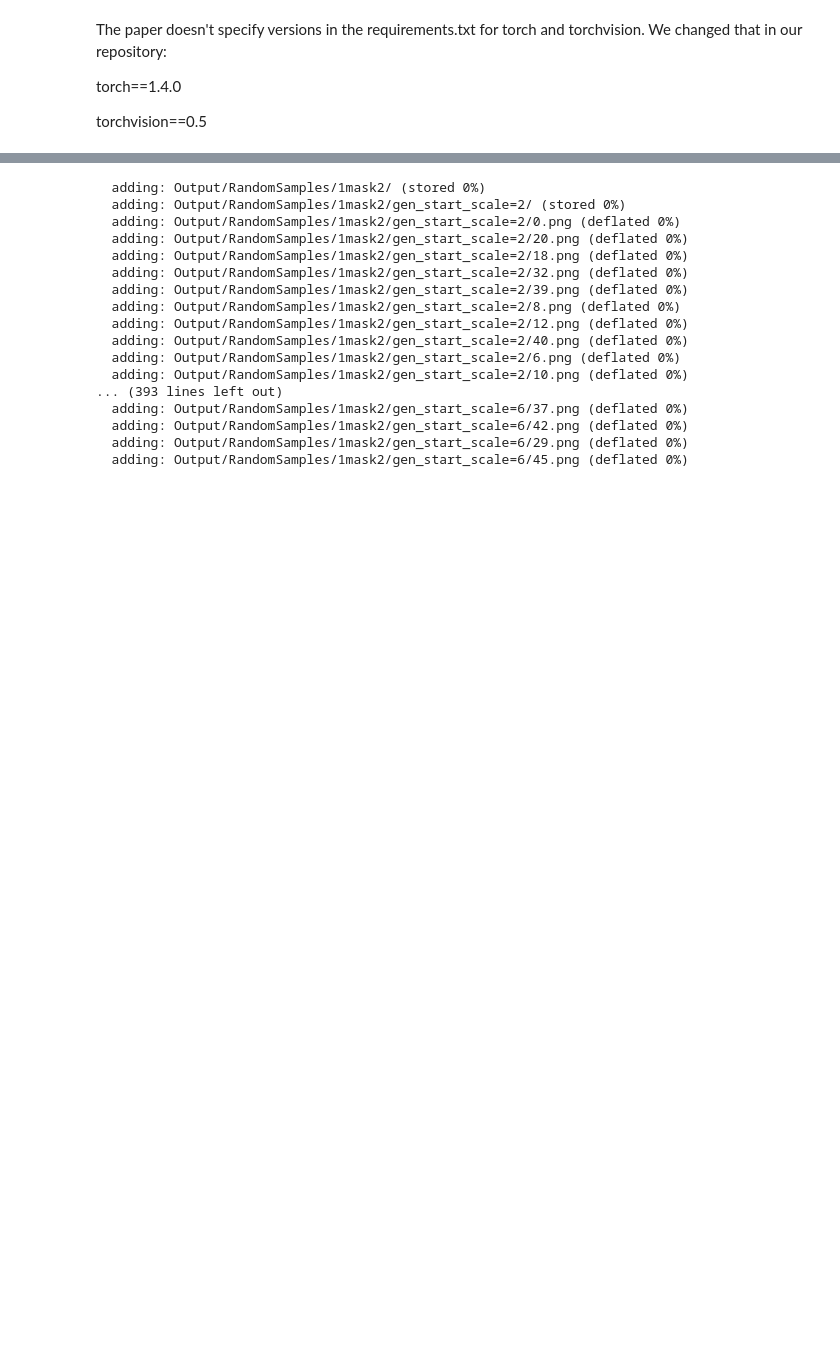
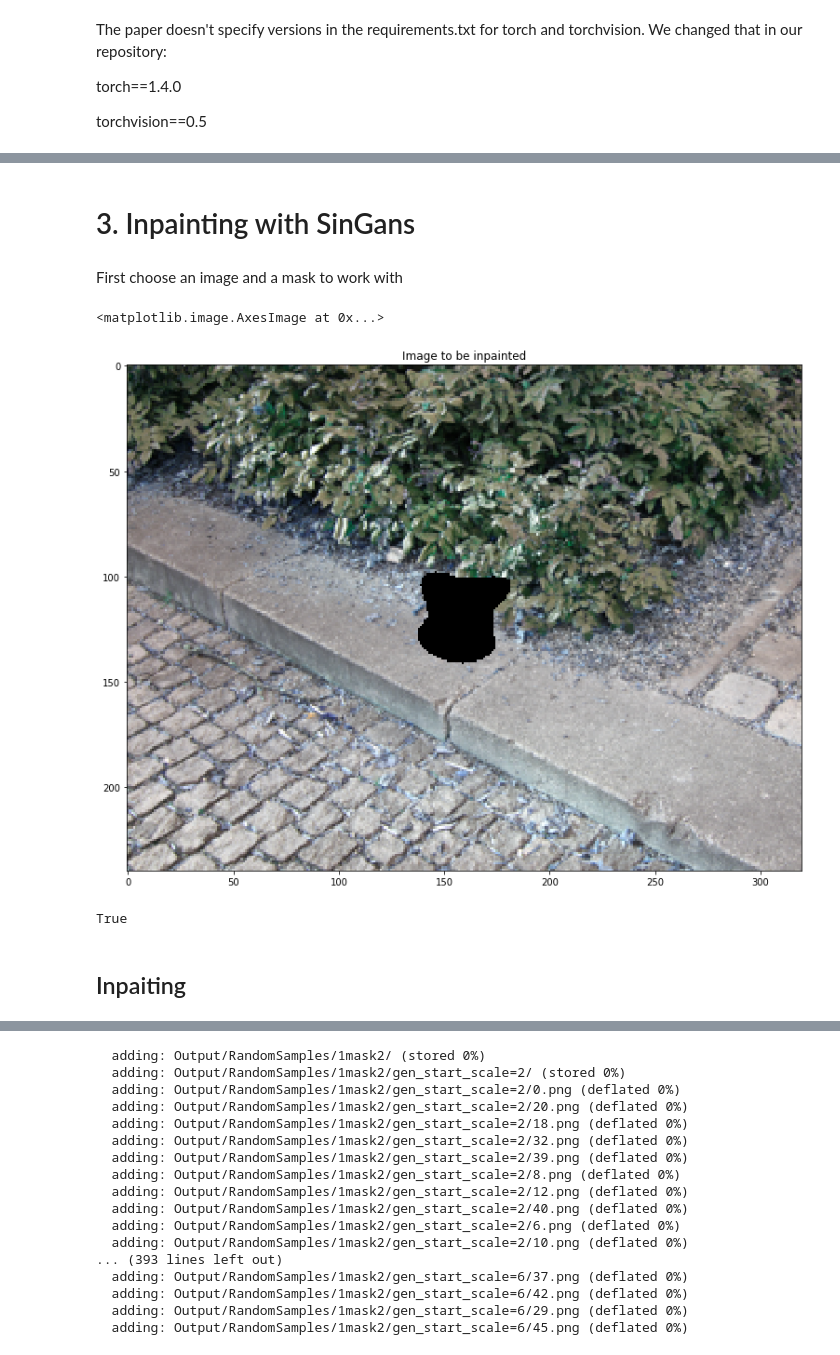
Before and after one commit to brenoskuk/recvis, a Jupyter notebook: SinGan.ipynb, the cells around one changed output, grey strips where cells are left out. Cells and saved outputs as stored; diff of their text form; code cells hidden in the pictures; blank space fills up the shorter version.

```diff
--- a/SinGan.ipynb
+++ b/SinGan.ipynb
@@ -52,0 +147,28 @@ Successfully installed torch-1.4.0 torchvision-0.5.0
+# %% [markdown]
+# 3. Inpainting with SinGans
+# %% [markdown]
+First choose an image and a mask to work with
+# %%
+image_name = '4.png'
+mask_name = 'mask2.png'
+image = cv2.imread('Input/Inpainting/Images/' + image_name)
+mask = cv2.imread('Input/Inpainting/Masks/' + mask_name,0)
+# %%
+mask = cv2.bitwise_not(mask)
+# %%
+masked_image = cv2.bitwise_and(image,image,mask = mask)
+# %%
+plt.figure(figsize=(20,10))
+plt.title('Image to be inpainted')
+plt.imshow(masked_image,interpolation='nearest')
+# %% [output]
+<matplotlib.image.AxesImage at 0x...>
+[figure, added]
+# %%
+inp_image = 'masked_image2.png'
+masked_image_address = 'Input/Inpainting/Images/' + inp_image
+cv2.imwrite(masked_image_address, masked_image)
+# %% [output]
+True
+# %% [markdown]
+## Inpaiting
```
Also changed, not shown: parts of 29 cells of this notebook.
